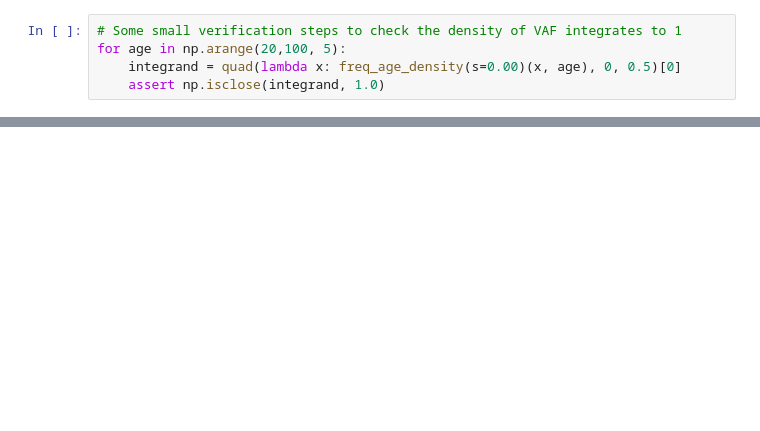
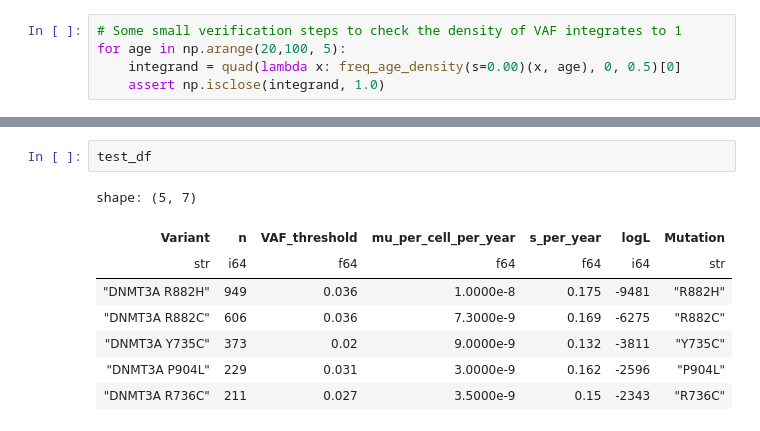
Before and after one commit to mccoy-lab/shortTL_hematopoiesis, a Jupyter notebook: analyses/3_vaf_modeling/notebooks/macgregor_model_TERTp.ipynb, the cells around one changed output, grey strips where cells are left out. Saved outputs shown, nothing was run; the diff lists cells and outputs as text; blank space fills up the shorter version.

```diff
--- a/analyses/3_vaf_modeling/notebooks/macgregor_model_TERTp.ipynb
+++ b/analyses/3_vaf_modeling/notebooks/macgregor_model_TERTp.ipynb
@@ -123,0 +337,11 @@ plt.savefig('../plots/TERTp_mu_s.png', dpi=300, bbox_inches='tight')
+# %%
+test_df
+# %% [output]
+shape: (5, 7)
+| Variant | n | VAF_threshold | mu_per_cell_per_year | s_per_year | logL | Mutation |
+| str | i64 | f64 | f64 | f64 | i64 | str |
+| "DNMT3A R882H" | 949 | 0.036 | 1.0000e-8 | 0.175 | -9481 | "R882H" |
+| "DNMT3A R882C" | 606 | 0.036 | 7.3000e-9 | 0.169 | -6275 | "R882C" |
+| "DNMT3A Y735C" | 373 | 0.02 | 9.0000e-9 | 0.132 | -3811 | "Y735C" |
+| "DNMT3A P904L" | 229 | 0.031 | 3.0000e-9 | 0.162 | -2596 | "P904L" |
+| "DNMT3A R736C" | 211 | 0.027 | 3.5000e-9 | 0.15 | -2343 | "R736C" |
```
Also changed, not shown: parts of 19 cells of this notebook, 9 other files.
